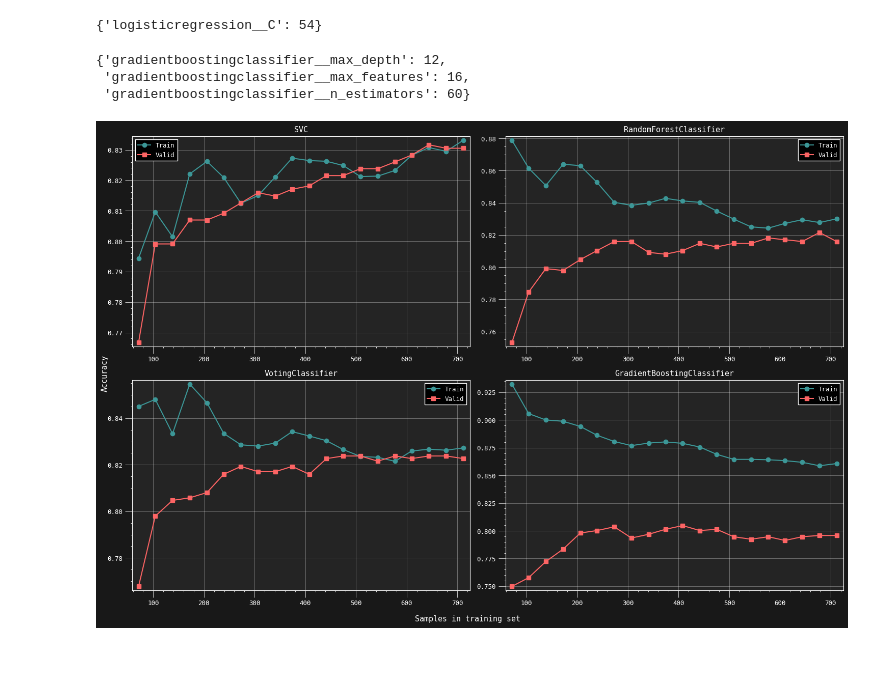
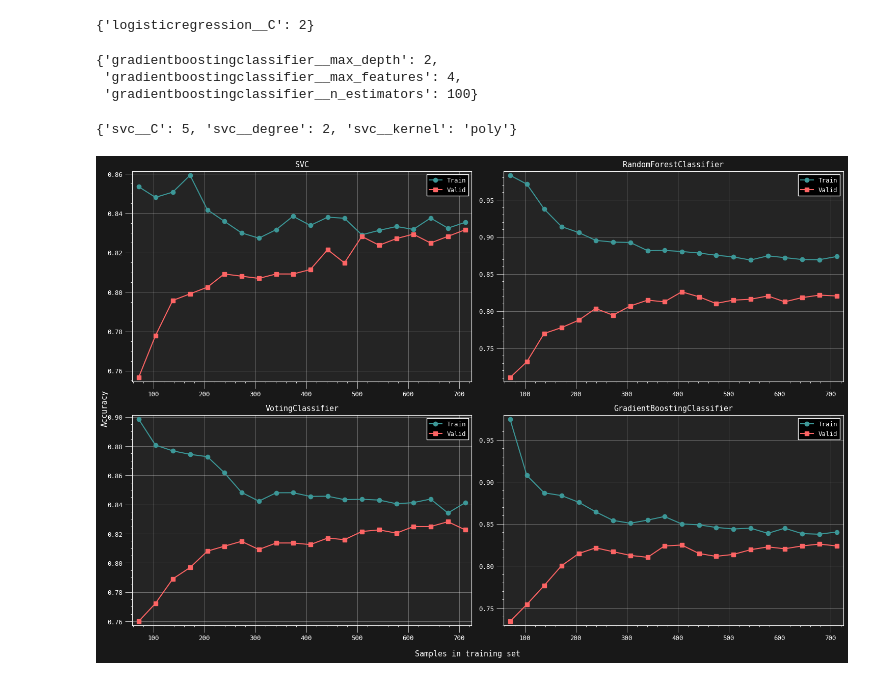
Before and after one commit to Homanloo/Titanic-Survival, a Jupyter notebook: Titanic.ipynb, the cells around one changed output. Cells and saved outputs as stored; diff of their text form; code cells hidden in the pictures.

Commit message:
Models ready
- Grid search and predictions are done. The notebook for models is finished.
- The Data notebook needs to be polished.

```diff
--- a/Titanic.ipynb
+++ b/Titanic.ipynb
@@ -78,7 +83,8 @@ preprocessing = ColumnTransformer([
     ("cat", cat_pipeline, ["Sex", "Embarked", "Pclass"]),
     ("age_group", age_group_pipeline, ["Age"]),
     ("family_size", SumTransformer(column1="SibSp", column2="Parch"), ["SibSp", "Parch"]),
-    ("dropper", "drop", ["Name", "Ticket", "SibSp", "Parch", "PassengerId", "Fare", "Cabin"]),
+    ("fare", fare_pipeline, ["Fare"]),
+    ("dropper", "drop", ["Name", "Ticket", "SibSp", "Parch", "PassengerId", "Cabin"]),
 ], remainder="passthrough")
 # %%
 x_preproc = preprocessing.fit_transform(x)
@@ -206,71 +231,95 @@ param_dist_lr = {
     'logisticregression__C': randint(low=1, high=100),
 }
 
-lr_random_search = RandomizedSearchCV(
+lr_search = RandomizedSearchCV(
     estimator=lr_pipeline,
     param_distributions=param_dist_lr,
-    n_iter=10,
-    cv=3,
-    scoring="accuracy"
+    n_iter=100,
+    cv=5,
+    scoring="accuracy",
+    n_jobs=-1
 )
 
-lr_random_search.fit(x, y)
-lr_random_search.best_params_
+lr_search.fit(x, y)
+lr_search.best_params_
 # %% [output]
-{'logisticregression__C': 54}
+{'logisticregression__C': 2}
 # %%
 gbc_pipeline = make_pipeline(preprocessing, GradientBoostingClassifier())
 
 param_dist_gbc = {
-    'gradientboostingclassifier__max_depth': randint(low=2, high=20),
-    'gradientboostingclassifier__max_features': randint(low=2, high=20),
-    'gradientboostingclassifier__n_estimators': randint(low=20, high=200),
+    'gradientboostingclassifier__max_depth': [2, 4, 6, 10, 15, 20],
+    'gradientboostingclassifier__max_features': [2, 4, 6, 10, 15, 20],
+    'gradientboostingclassifier__n_estimators': [10, 50, 100, 200],
 }
 
-gbc_random_search = RandomizedSearchCV(
+gbc_search = GridSearchCV(
     estimator=gbc_pipeline,
-    param_distributions=param_dist_gbc,
-    n_iter=6,
+    param_grid=param_dist_gbc,
     cv=3,
-    scoring="accuracy"
+    scoring="accuracy",
+    n_jobs=-1
 )
 
-gbc_random_search.fit(x, y)
-gbc_random_search.best_params_
+gbc_search.fit(x, y)
+gbc_search.best_params_
 # %% [output]
-{'gradientboostingclassifier__max_depth': 12,
- 'gradientboostingclassifier__max_features': 16,
- 'gradientboostingclassifier__n_estimators': 60}
+{'gradientboostingclassifier__max_depth': 2,
+ 'gradientboostingclassifier__max_features': 4,
+ 'gradientboostingclassifier__n_estimators': 100}
+# %%
+svc_pipeline = make_pipeline(preprocessing, SVC())
+
+param_dist_svc = {
+    'svc__kernel': ['linear', 'poly', 'rbf'],
+    'svc__C': [1, 5, 10, 20],
+    'svc__degree': [2, 3, 4, 5],
+}
+
+svc_search = GridSearchCV(
+    estimator=svc_pipeline,
+    param_grid=param_dist_svc,
+    cv=3,
+    scoring="accuracy",
+    n_jobs=-1
+)
+
+svc_search.fit(x, y)
+svc_search.best_params_
+# %% [output]
+{'svc__C': 5, 'svc__degree': 2, 'svc__kernel': 'poly'}
 # %%
 # Remove prefixes from best_params_
-rfc_best_params = {k.split("__")[-1]: v for k, v in rfc_random_search.best_params_.items()}
-lr_best_params = {k.split("__")[-1]: v for k, v in lr_random_search.best_params_.items()}
-gbc_best_params = {k.split("__")[-1]: v for k, v in gbc_random_search.best_params_.items()}
+svc_best_params = {k.split("__")[-1]: v for k, v in svc_search.best_params_.items()}
+rfc_best_params = {k.split("__")[-1]: v for k, v in rfc_search.best_params_.items()}
+lr_best_params = {k.split("__")[-1]: v for k, v in lr_search.best_params_.items()}
+gbc_best_params = {k.split("__")[-1]: v for k, v in gbc_search.best_params_.items()}
 
-svc_model = SVC()
+svc_model = SVC(**svc_best_params)
 rfc_model = RandomForestClassifier(**rfc_best_params)
 lr_model = LogisticRegression(**lr_best_params)
 gbc_model = GradientBoostingClassifier(**gbc_best_params)
 
 voting_clf_model = VotingClassifier(
     estimators=[
         ('svc', svc_model),
         ('rfc', rfc_model),
         ('lr', lr_model),
+        ('gbc', gbc_model)
     ]
 )
 
 tunned_models_list = [
     (svc_model, "SVC"),
     (rfc_model, "RandomForestClassifier"),
     (voting_clf_model, "VotingClassifier"),
     (gbc_model, "GradientBoostingClassifier"),
 ]
 
 plot_learning_curves(tunned_models_list,
                      x=x_preproc,
                      y=y,
                      size=20,
                      n_columns=2)
 # %% [output]
-[figure, old version]
+[figure, new version]
```
Also changed, not shown: parts of 11 cells of this notebook, 4 other files.
